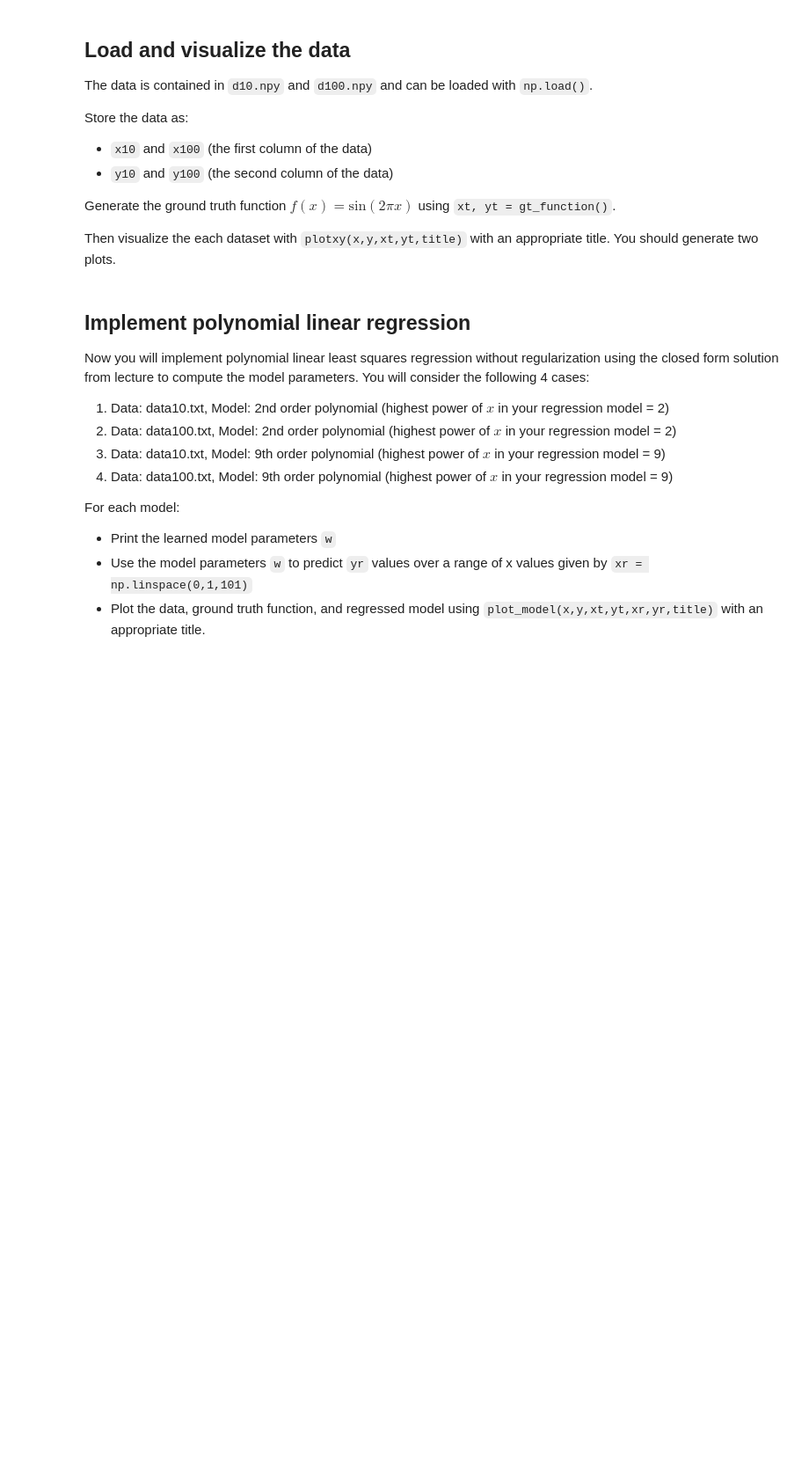
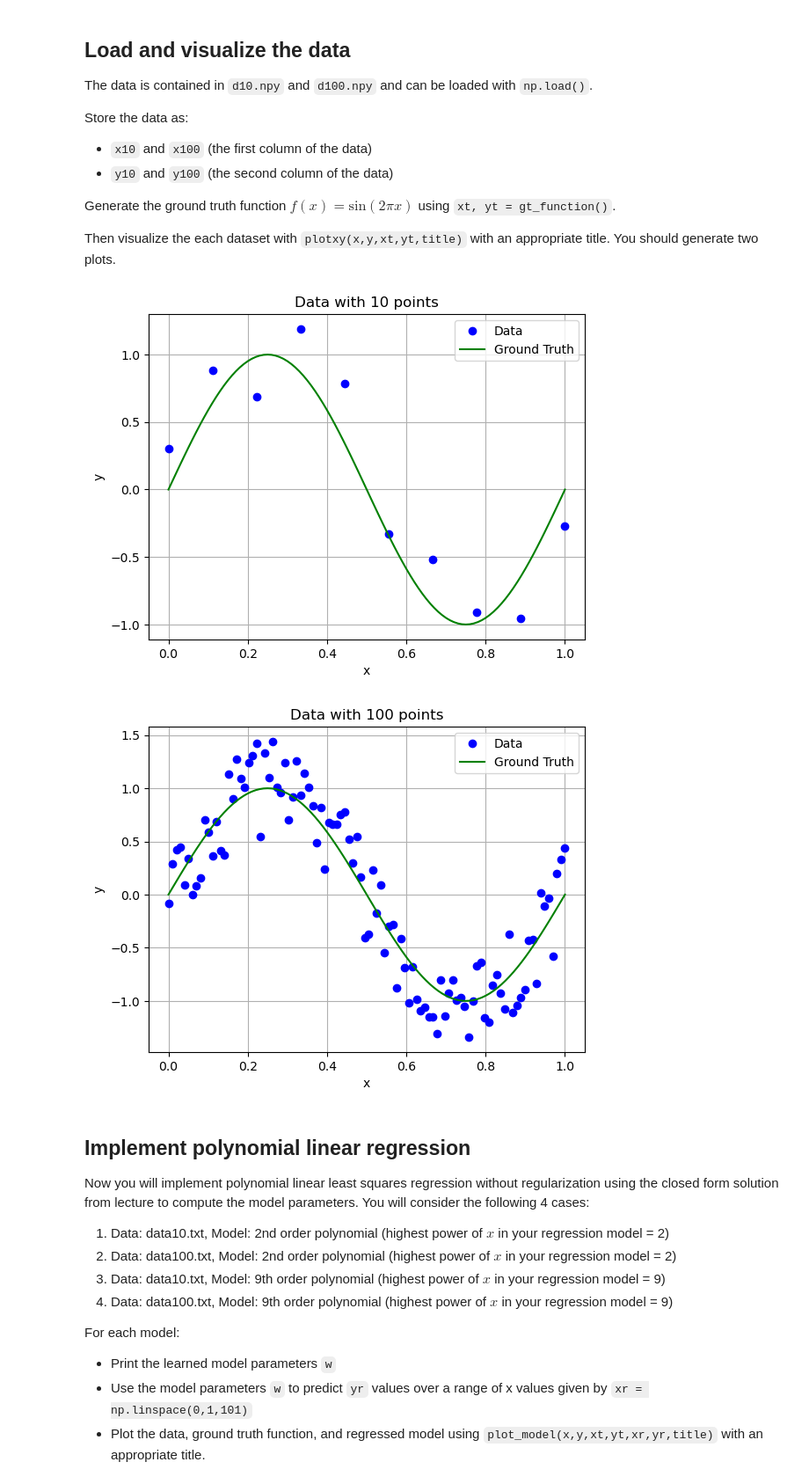
Before and after one commit to DylanLIiii/CMU24787_AIandML4Engineers, a Jupyter notebook: Week2/hw2/hw2_p7.ipynb, the cells around one changed output. Shown at 88% size. Saved outputs shown, nothing was run; the diff lists cells and outputs as text; code cells hidden in the pictures; blank space fills up the shorter version.

```diff
--- a/Week2/hw2/hw2_p7.ipynb
+++ b/Week2/hw2/hw2_p7.ipynb
@@ -79,3 +77,16 @@ Then visualize the each dataset with `plotxy(x,y,xt,yt,title)` with an appropria
+# %%
+# YOUR CODE GOES HERE
+data10 = np.load('d10.npy')
+data100 = np.load('d100.npy')
+x10, y10 = data10[:,0], data10[:,1]
+x100, y100 = data100[:,0], data100[:,1]
+
+xt, yt = gt_function()
+plot_data(x10,y10,xt,yt,title = 'Data with 10 points')
+plot_data(x100,y100,xt,yt,title = 'Data with 100 points')
+# %% [output]
+[figure, added]
+[figure, added]
 # %% [markdown]
 ## Implement polynomial linear regression
 
```
Also changed, not shown: parts of 11 cells of this notebook, 2 other files.
